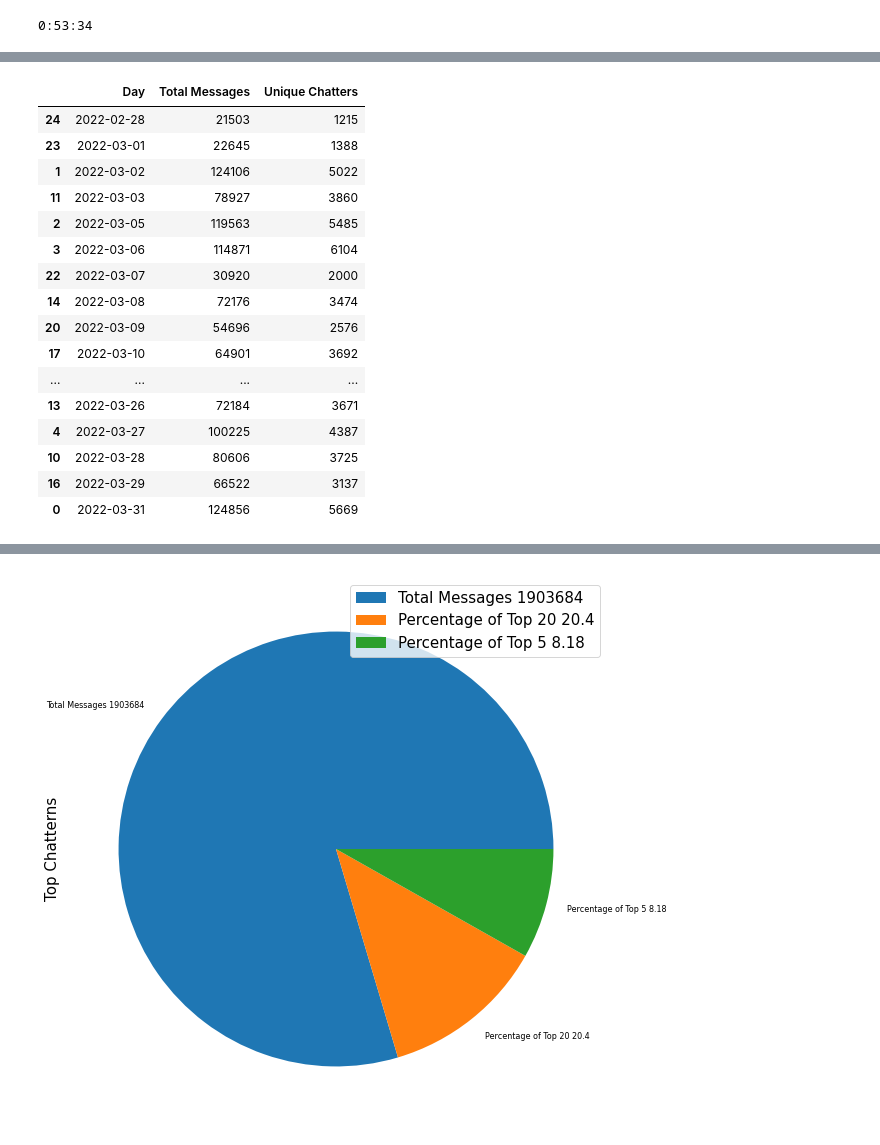
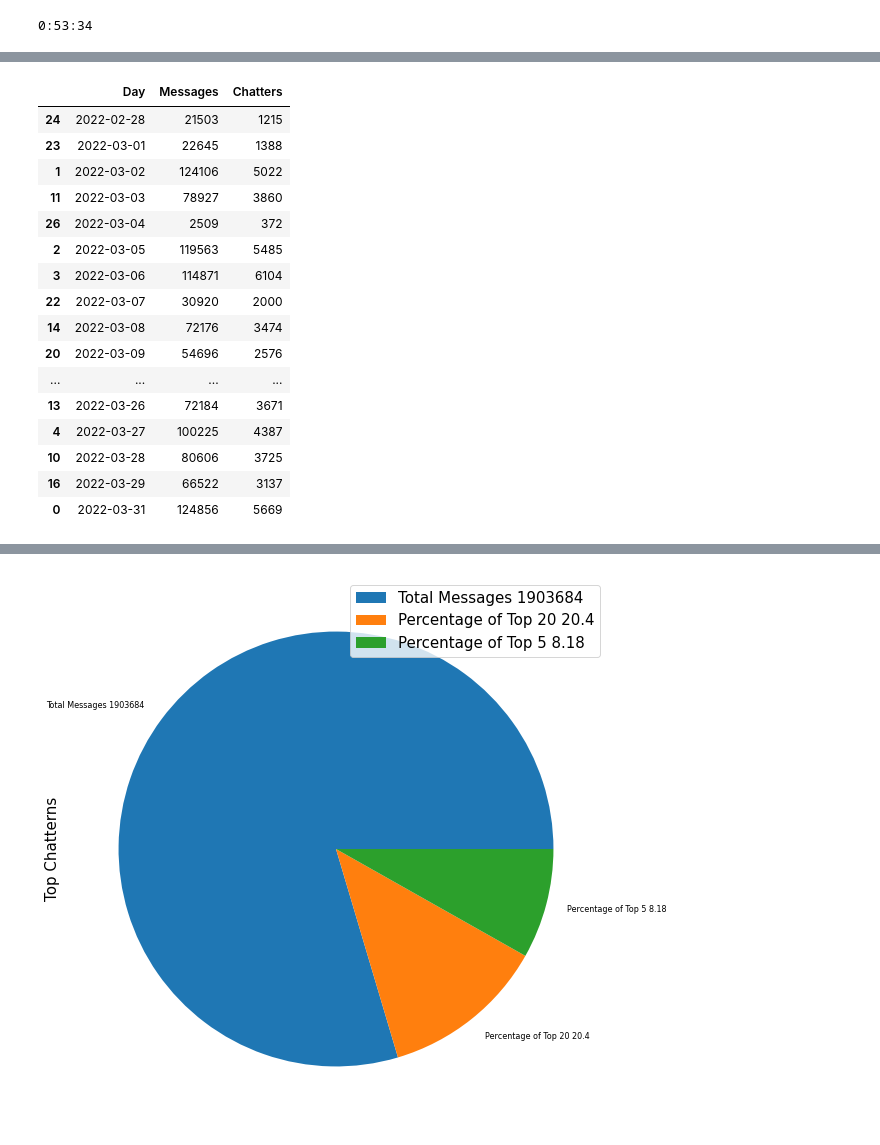
Before and after one commit to quassidi/-Monthly_YYJ_Report, a Jupyter notebook: jinnytty_analytics.ipynb, the cells around one changed output, grey strips where cells are left out. Drawn from its saved outputs; the diff is of its cells as text; code cells hidden in the pictures.

```diff
--- a/jinnytty_analytics.ipynb
+++ b/jinnytty_analytics.ipynb
@@ -187,27 +187,27 @@ total messges 1903684
 # %%
 prueba = clean_wothoutNA.day.value_counts().reset_index()
 saving_prueba = prueba.to_csv("prueba.txt", sep=' ', header=False, index=False)
-read_saving_prueba = pd.read_csv("prueba.txt", delimiter=' ', encoding='utf8', header=None, names=["Day", "Total Messages"])
+read_saving_prueba = pd.read_csv("prueba.txt", delimiter=' ', encoding='utf8', header=None, names=["Day", "Messages"])
 # %%
 months = read_saving_prueba["Day"].to_numpy()
 drop_index_from_Searching_by_User = [len(df[(df["day"] == day)].user.value_counts()) for day in months]
 # %%
 read_saving_prueba = read_saving_prueba[:-1]
-read_saving_prueba["Unique Chatters"] = pd.Series(drop_index_from_Searching_by_User)
+read_saving_prueba["Chatters"] = pd.Series(drop_index_from_Searching_by_User)
 newplot = read_saving_prueba.sort_values(by='Day')
 newplot
 # %% [output]
-|  | Day | Total Messages | Unique Chatters |
+|  | Day | Messages | Chatters |
 | 24 | 2022-02-28 | 21503 | 1215 |
 | 23 | 2022-03-01 | 22645 | 1388 |
 | 1 | 2022-03-02 | 124106 | 5022 |
 | 11 | 2022-03-03 | 78927 | 3860 |
+| 26 | 2022-03-04 | 2509 | 372 |
 | 2 | 2022-03-05 | 119563 | 5485 |
 | 3 | 2022-03-06 | 114871 | 6104 |
 | 22 | 2022-03-07 | 30920 | 2000 |
 | 14 | 2022-03-08 | 72176 | 3474 |
 | 20 | 2022-03-09 | 54696 | 2576 |
-| 17 | 2022-03-10 | 64901 | 3692 |
 | ... | ... | ... | ... |
 | 13 | 2022-03-26 | 72184 | 3671 |
 | 4 | 2022-03-27 | 100225 | 4387 |
```
Also changed, not shown: parts of 4 cells of this notebook.
